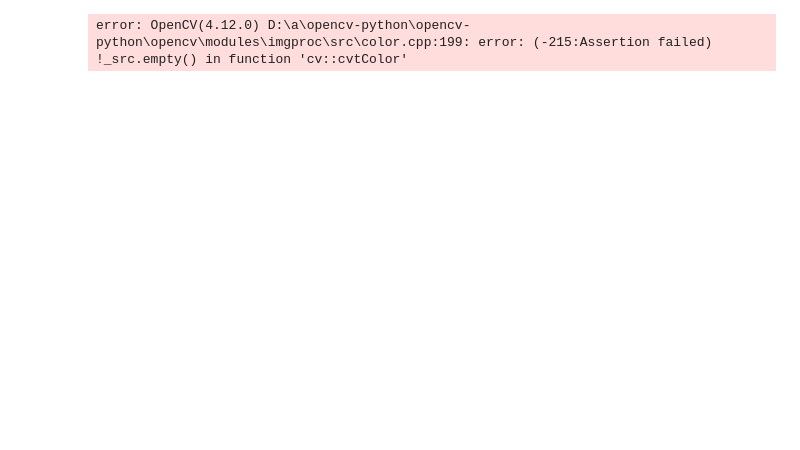
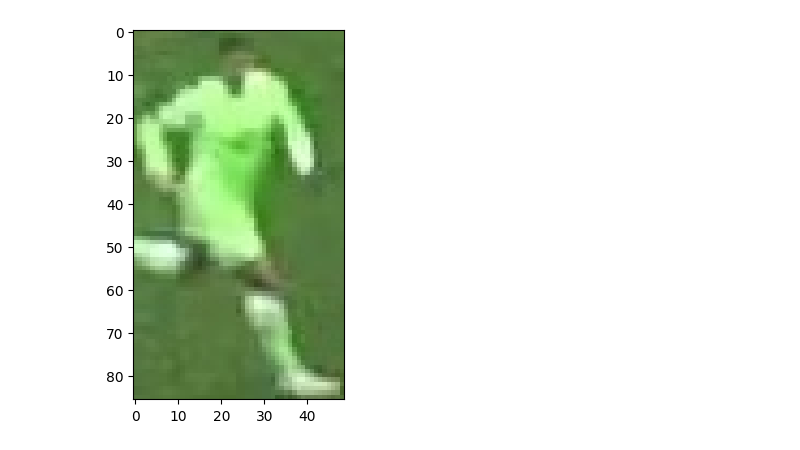
Before and after one commit to jamesbcn/football-object-detection, a Jupyter notebook: development_and_analysis/color_assignment.ipynb, the cells around one changed output. Drawn from its saved outputs; the diff is of its cells as text; code cells hidden in the pictures; blank space fills up the shorter version.

```diff
--- a/development_and_analysis/color_assignment.ipynb
+++ b/development_and_analysis/color_assignment.ipynb
@@ -4,8 +4,11 @@ import matplotlib.pyplot as plt
 import numpy as np
 from sklearn.cluster import KMeans
 # %%
-image_path = "C:\wamp64\www\football_analysis\football_object_detection\output_videos\cropped_img.jpg"
+image_path = "../output_videos/cropped_img.jpg"
 image = cv2.imread(image_path)
 image = cv2.cvtColor(image, cv2.COLOR_BGR2RGB)
-# %% [output]
-error: OpenCV(4.12.0) D:\a\opencv-python\opencv-python\opencv\modules\imgproc\src\color.cpp:199: error: (-215:Assertion failed) !_src.empty() in function 'cv::cvtColor'
+# %%
+plt.imshow(image)
+plt.show()
+# %% [output]
+[figure, added]
```
Also changed, not shown: parts of 7 cells of this notebook, 5 other files.
